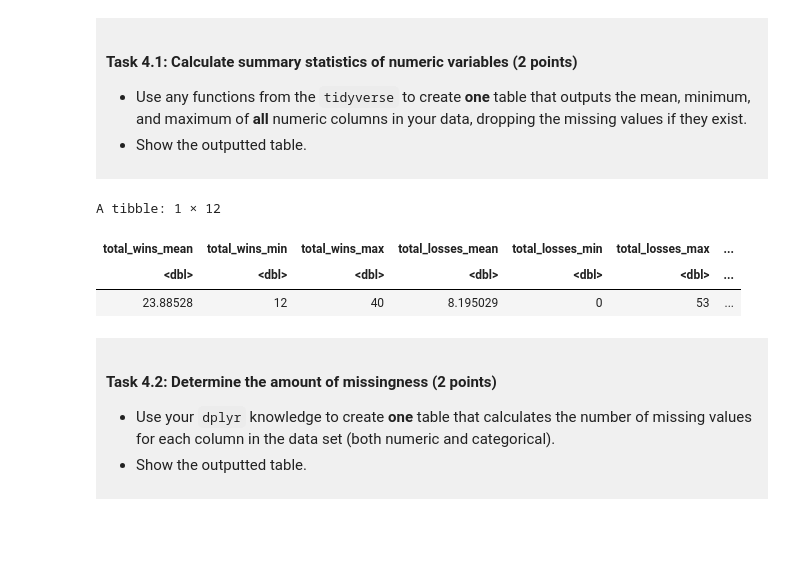
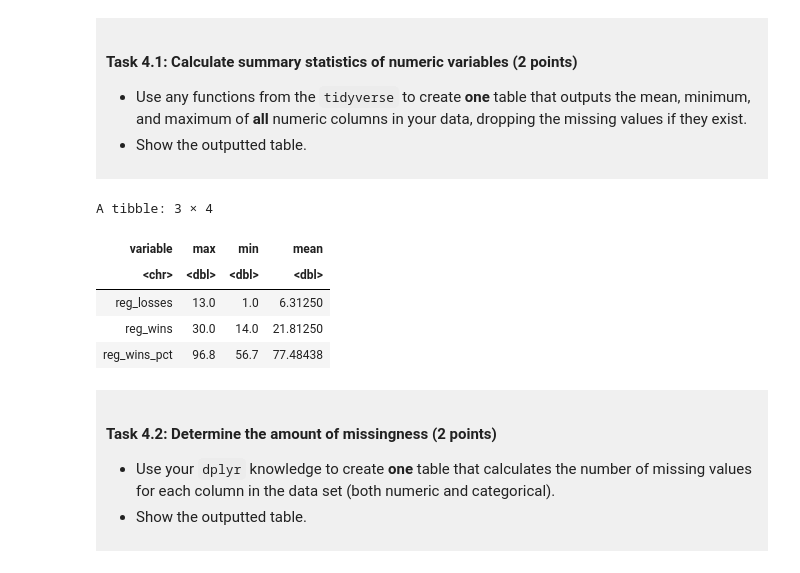
Before and after one commit to cliomilwright-sys/dsci-100-project-clio-milwright, a Jupyter notebook: dsci-100-project-notebook.ipynb, the cells around one changed output. Drawn from its saved outputs; the diff is of its cells as text; code cells hidden in the pictures; blank space fills up the shorter version.

```diff
--- a/dsci-100-project-notebook.ipynb
+++ b/dsci-100-project-notebook.ipynb
@@ -223,8 +212,8 @@ Produce a tidy data set that could be used to answer your research question usin
 
 </div>
 # %%
-basketball_clean <- basketball |>
-select(-year, -bid, -conference, -seed)#isolates important columns for data analysis
+basketball_clean <- basketball |> filter(year == "1982") |>
+select(school, reg_wins, reg_losses, reg_wins_pct, tourney_finish)#isolates important columns for data analysis
 
 head(basketball_clean)
 # %% [output]
@@ -266,17 +255,22 @@ You will refine your research question (if needed) and produce a tidy data set.
 </div>
 # %%
 basketball_summ <- basketball_clean |>
-summarise(across(where(is.numeric),
-                   list(mean = ~mean(.x, na.rm = TRUE),
-                        min = ~min(.x, na.rm = TRUE),
-                        max = ~max(.x, na.rm = TRUE))))
+  select(reg_wins:reg_wins_pct) |>
+  pivot_longer(everything(), names_to = "variable", values_to = "value") |>
+  group_by(variable) |>
+  summarise(
+    max = max(value, na.rm = TRUE),
+    min = min(value, na.rm = TRUE),
+    mean = mean(value, na.rm = TRUE))
 
 basketball_summ
 # %% [output]
-A tibble: 1 × 12
+A tibble: 3 × 4
-| total_wins_mean | total_wins_min | total_wins_max | total_losses_mean | total_losses_min | total_losses_max | ... |
-| <dbl> | <dbl> | <dbl> | <dbl> | <dbl> | <dbl> | ... |
-| 23.88528 | 12 | 40 | 8.195029 | 0 | 53 | ... |
+| variable | max | min | mean |
+| <chr> | <dbl> | <dbl> | <dbl> |
+| reg_losses | 13.0 | 1.0 | 6.31250 |
+| reg_wins | 30.0 | 14.0 | 21.81250 |
+| reg_wins_pct | 96.8 | 56.7 | 77.48438 |
 # %% [markdown]
 <div style="background-color: #f0f0f0; padding: 10px;">
 
```
Also changed, not shown: parts of 10 cells of this notebook.
